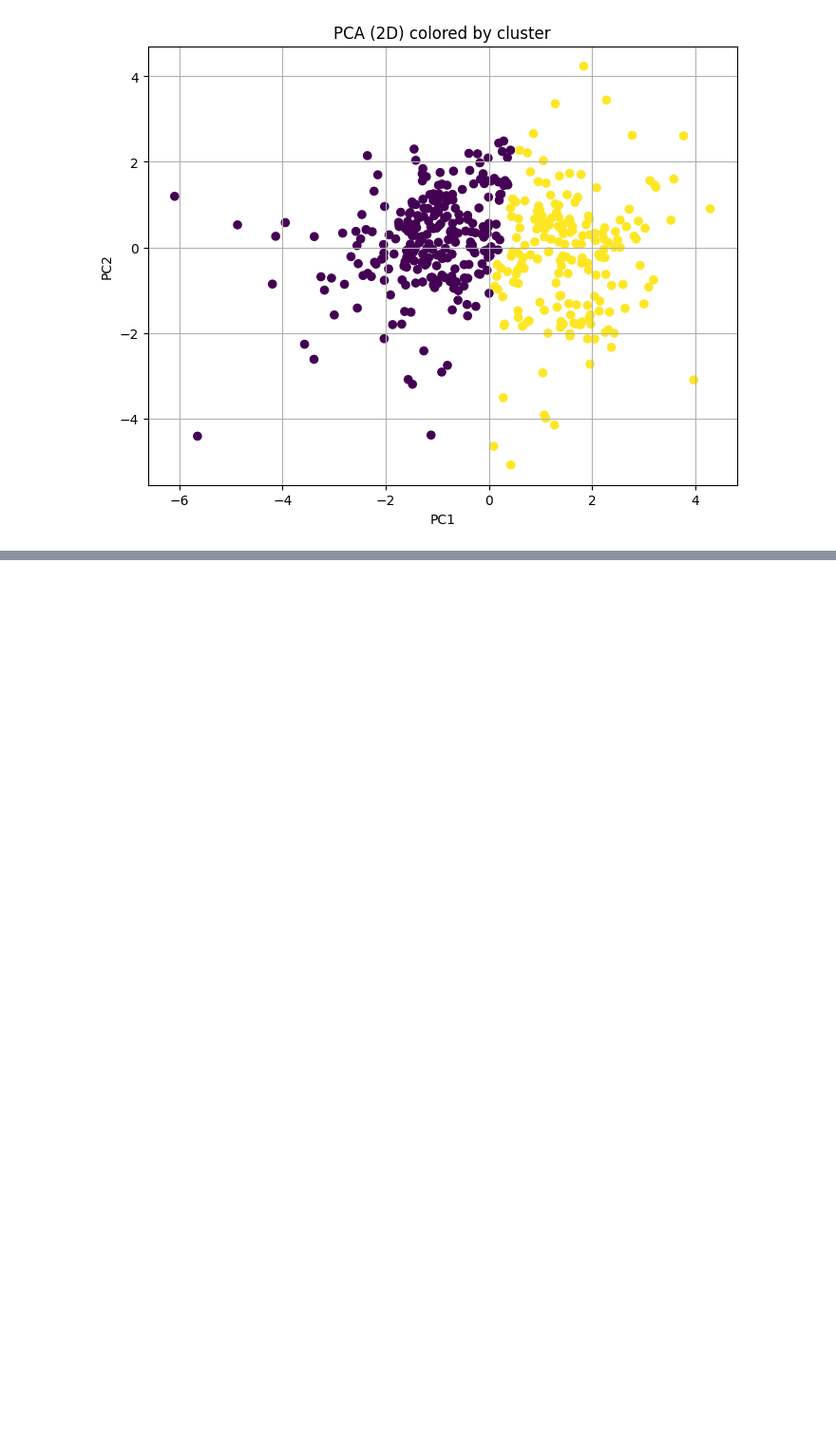
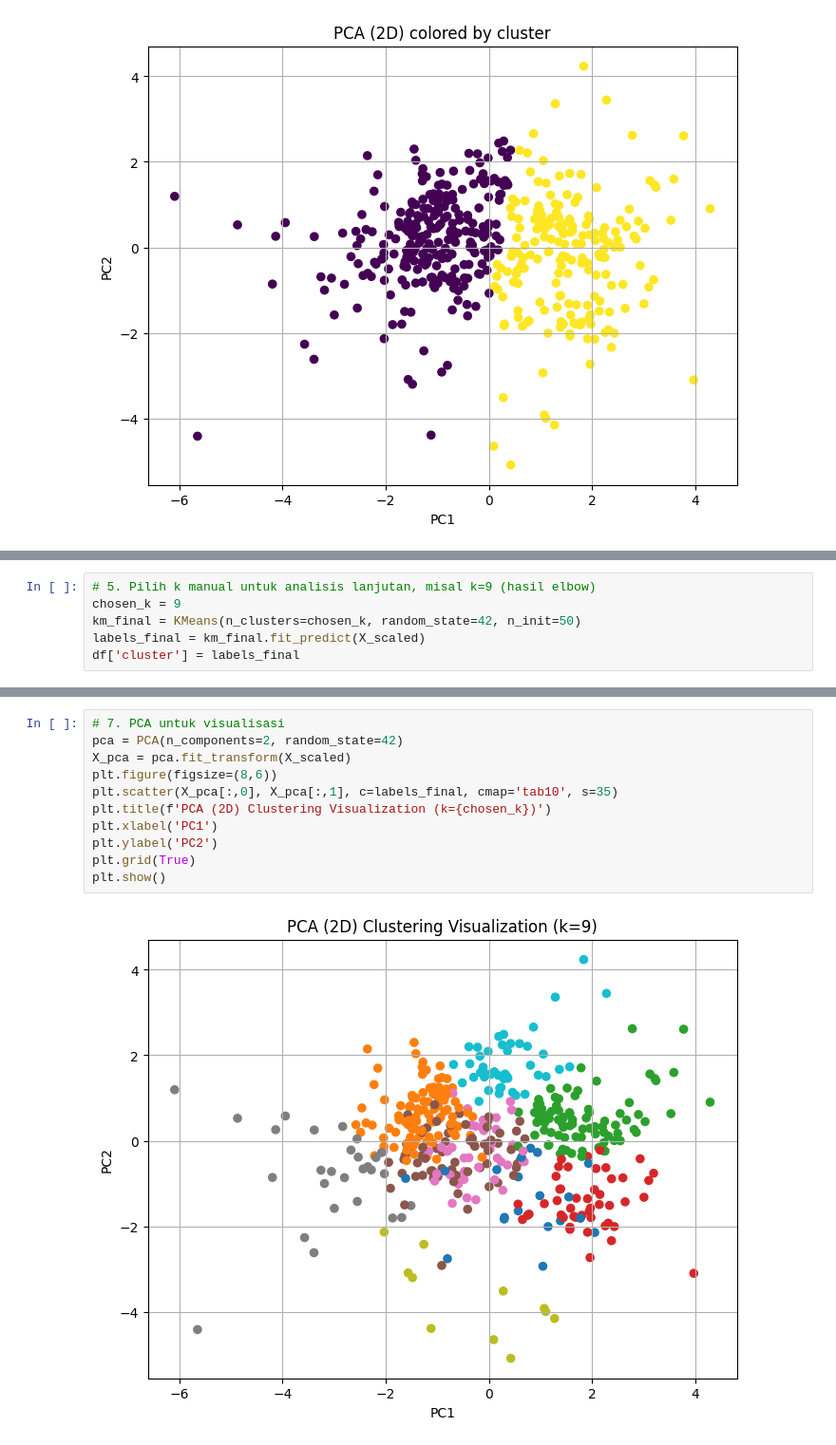
Before and after one commit to Clemkun/FadillahMurti_UAS_MachineLearning, a Jupyter notebook: FadillahMurti_UAS_ML.ipynb, the cells around one changed output, grey strips where cells are left out. Shown at 95% size. Drawn from its saved outputs; the diff is of its cells as text; blank space fills up the shorter version.

```diff
--- a/FadillahMurti_UAS_ML.ipynb
+++ b/FadillahMurti_UAS_ML.ipynb
@@ -119,0 +151,6 @@ cluster_profile.to_csv('/content/Wholesale customers data.csv')
+# %%
+# 5. Pilih k manual untuk analisis lanjutan, misal k=9 (hasil elbow)
+chosen_k = 9
+km_final = KMeans(n_clusters=chosen_k, random_state=42, n_init=50)
+labels_final = km_final.fit_predict(X_scaled)
+df['cluster'] = labels_final
@@ -119,0 +182,13 @@ cluster_profile.to_csv('/content/Wholesale customers data.csv')
+# %%
+# 7. PCA untuk visualisasi
+pca = PCA(n_components=2, random_state=42)
+X_pca = pca.fit_transform(X_scaled)
+plt.figure(figsize=(8,6))
+plt.scatter(X_pca[:,0], X_pca[:,1], c=labels_final, cmap='tab10', s=35)
+plt.title(f'PCA (2D) Clustering Visualization (k={chosen_k})')
+plt.xlabel('PC1')
+plt.ylabel('PC2')
+plt.grid(True)
+plt.show()
+# %% [output]
+[figure, added]
```
Also changed, not shown: parts of 5 cells of this notebook.
